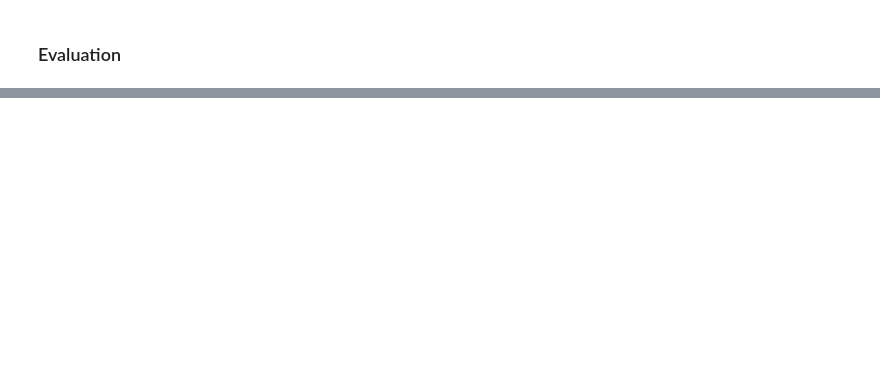
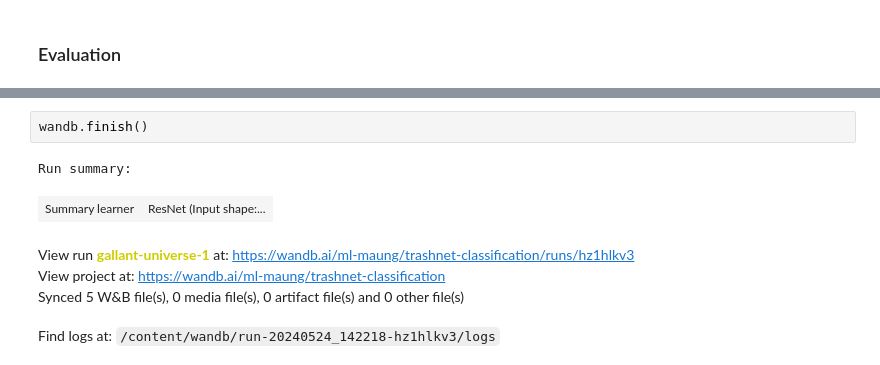
Before and after one commit to machffud/trashnet-classification, a Jupyter notebook: trashnet_training_modeling.ipynb, the cells around one changed output, grey strips where cells are left out. Cells and saved outputs as stored; diff of their text form; blank space fills up the shorter version.

```diff
--- a/trashnet_training_modeling.ipynb
+++ b/trashnet_training_modeling.ipynb
@@ -535,0 +555,9 @@ weighted avg     0.8709    0.8675    0.8675      1011
+# %%
+wandb.finish()
+# %% [output]
+Run summary:
+| Summary learner | ResNet (Input shape:... |
+View run gallant-universe-1 at: https://wandb.ai/ml-maung/trashnet-classification/runs/hz1hlkv3
+View project at: https://wandb.ai/ml-maung/trashnet-classification
+Synced 5 W&B file(s), 0 media file(s), 0 artifact file(s) and 0 other file(s)
+Find logs at: /content/wandb/run-20240524_142218-hz1hlkv3/logs
```
Also changed, not shown: parts of 17 cells of this notebook, 1 other file.
